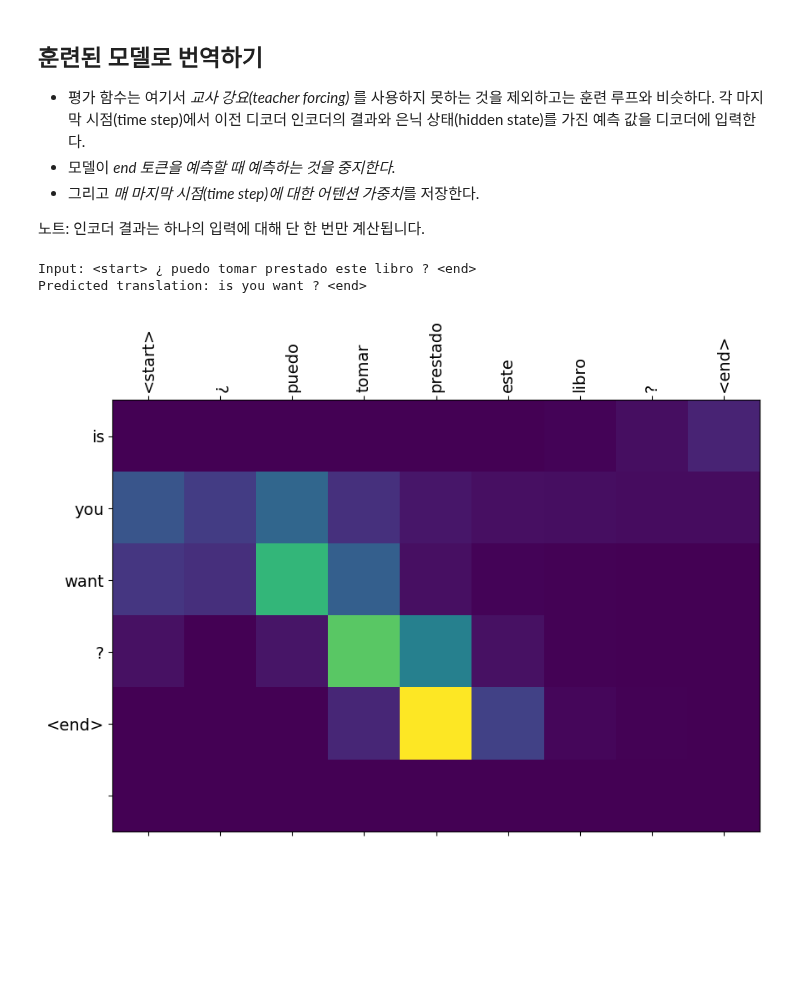
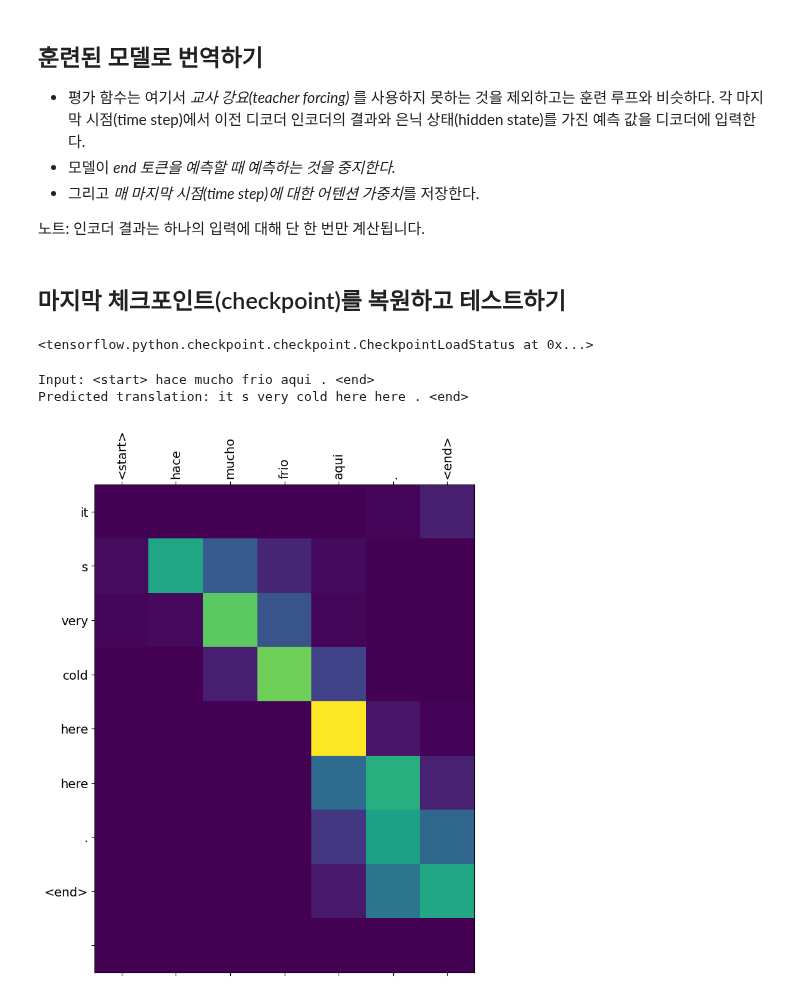
Before and after one commit to r0cd7b/nlp_with_rnns_and_attention, a Jupyter notebook: nmt_with_attention.ipynb, the cells around one changed output. Cells and saved outputs as stored; diff of their text form; code cells hidden in the pictures; blank space fills up the shorter version.

```diff
--- a/nmt_with_attention.ipynb
+++ b/nmt_with_attention.ipynb
@@ -420,9 +419,16 @@ def translate(sentence):
     print(f'Predicted translation: {result}')
     attention_plot = attention_plot[:len(result.split(' ')), :len(sentence.split(' '))]
     plot_attention(attention_plot, sentence.split(' '), result.split(' '))
-# %%
-translate(sp_sentence)
-# %% [output]
-Input: <start> ¿ puedo tomar prestado este libro ? <end>
-Predicted translation: is you want ? <end>
-[figure, removed]
+# %% [markdown]
+## 마지막 체크포인트(checkpoint)를 복원하고 테스트하기
+# %%
+# checkpoint_dir내에 있는 최근 체크포인트(checkpoint)를 복원한다.
+checkpoint.restore(tf.train.latest_checkpoint(checkpoint_dir))
+# %% [output]
+<tensorflow.python.checkpoint.checkpoint.CheckpointLoadStatus at 0x...>
+# %%
+translate('hace mucho frio aqui.')
+# %% [output]
+Input: <start> hace mucho frio aqui . <end>
+Predicted translation: it s very cold here here . <end>
+[figure, added]
```
Also changed, not shown: parts of 6 cells of this notebook.
